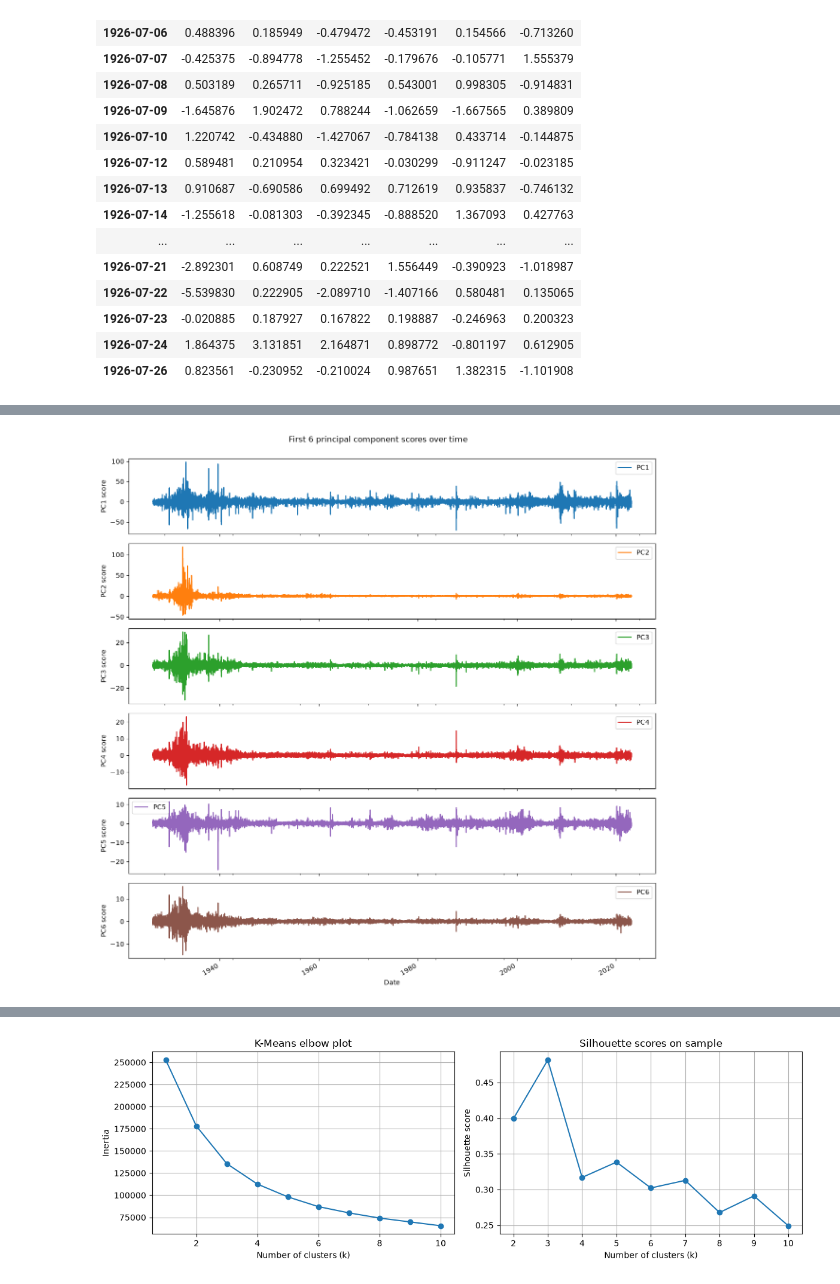
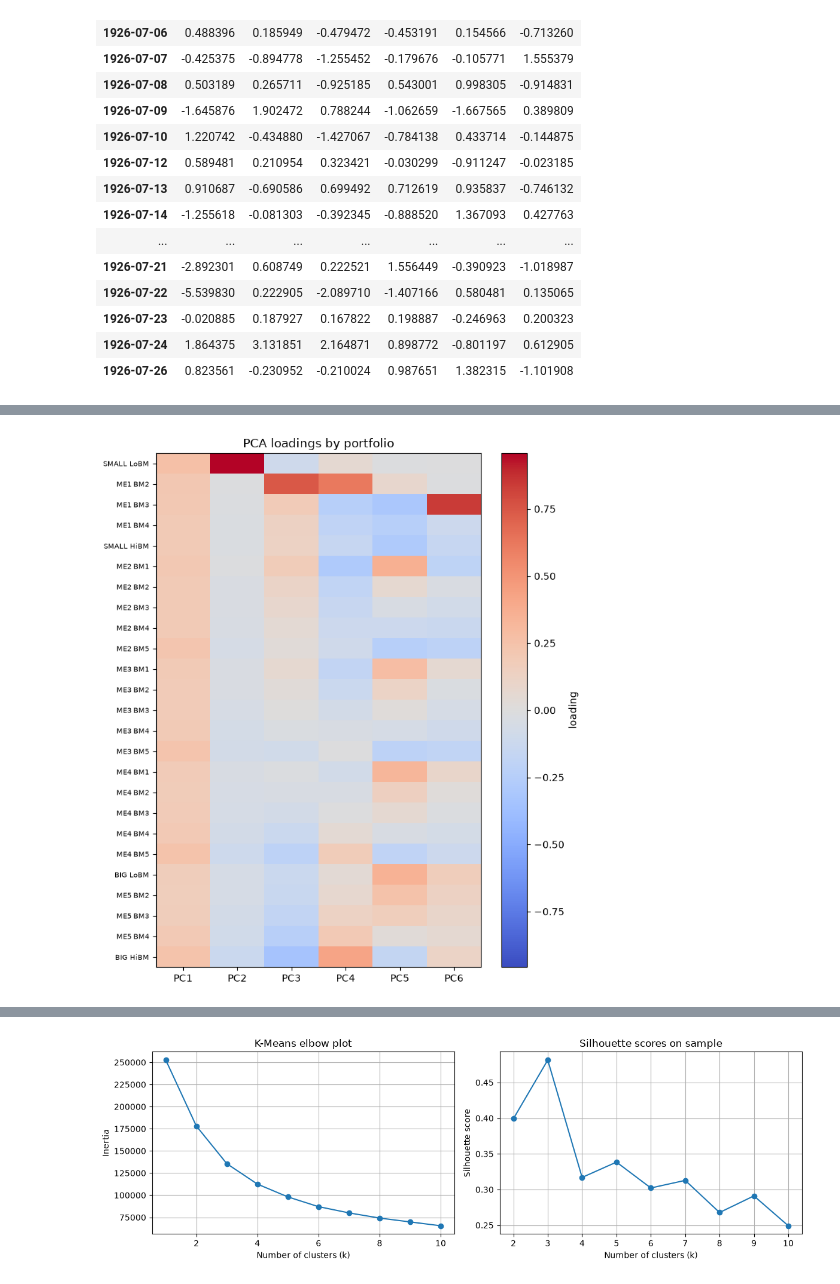
Before and after one commit to MaxWeisz88/COSI104A_HW6, a Jupyter notebook: tasks2.ipynb, the cells around one changed output, grey strips where cells are left out. Cells and saved outputs as stored; diff of their text form; code cells hidden in the pictures.

```diff
--- a/tasks2.ipynb
+++ b/tasks2.ipynb
@@ -81,12 +83,10 @@ plt.show()
-# %%
-pcs = ["PC1", "PC2", "PC3", "PC4", "PC5", "PC6"]
-axes = scores_df[pcs].plot(subplots=True, figsize=(12, 12), sharex=True)
-for ax, pc in zip(axes, pcs):
-    ax.set_ylabel(f"{pc} score")
-
-axes[-1].set_xlabel("Date")
-fig = axes[0].figure
-fig.suptitle("First 6 principal component scores over time")
-plt.tight_layout(rect=[0, 0, 1, 0.98]); plt.show()
-# %% [output]
-[figure, removed]
+# %%
+# Loadings: how strongly each portfolio contributes to each PC (helps interpret the PCs)
+loadings = pd.DataFrame(pca.components_.T, index=X.columns, columns=pc_cols)
+fig, ax = plt.subplots(figsize=(7, 8))
+im = ax.imshow(loadings, aspect="auto", cmap="coolwarm", vmin=-loadings.abs().max().max(), vmax=loadings.abs().max().max())
+ax.set_xticks(range(n_components)); ax.set_xticklabels(pc_cols)
+ax.set_yticks(range(len(loadings))); ax.set_yticklabels(loadings.index, fontsize=7)
+ax.set_title("PCA loadings by portfolio"); fig.colorbar(im, label="loading"); plt.tight_layout(); plt.show()
+# %% [output]
+[figure, added]
```
Also changed, not shown: parts of 21 cells of this notebook, 3 other files.
